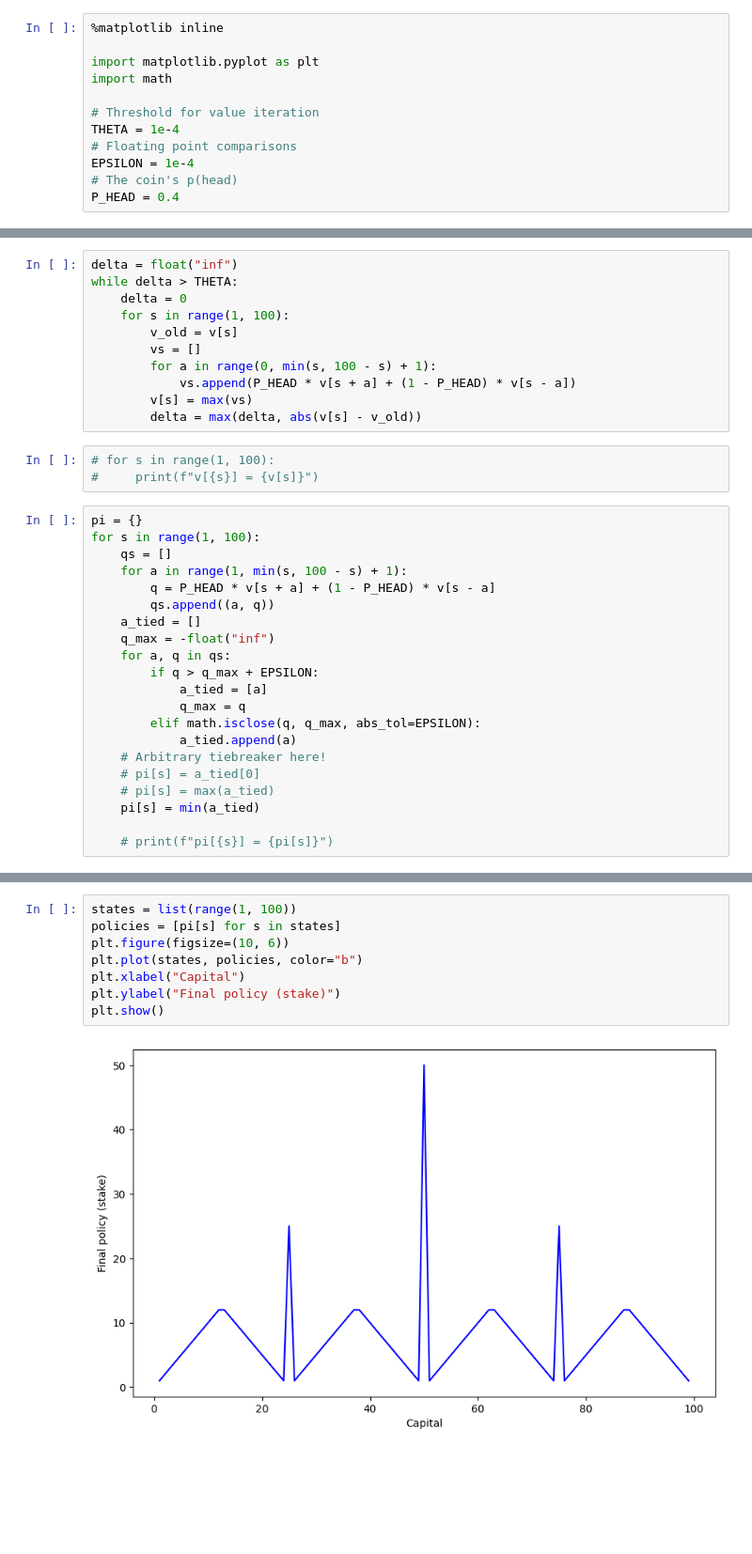
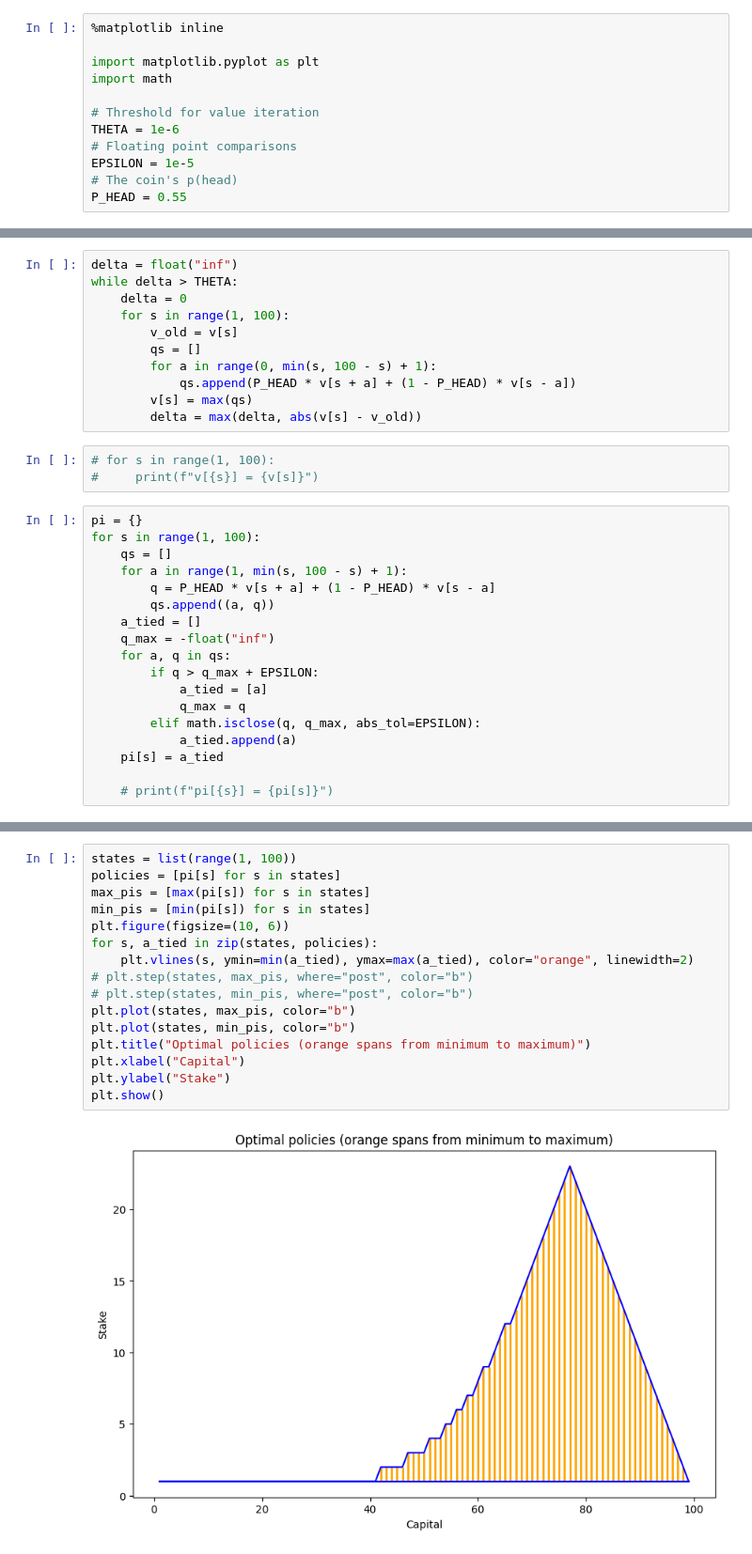
Before and after one commit to 4x1om/barto_sutton_exercises, a Jupyter notebook: 4.9_gamblers_problem/gambler.ipynb, the cells around one changed output, grey strips where cells are left out. Shown: that part at 94% size. Drawn from its saved outputs; the diff is of its cells as text; blank space fills up the shorter version.

```diff
--- a/4.9_gamblers_problem/gambler.ipynb
+++ b/4.9_gamblers_problem/gambler.ipynb
@@ -5,11 +5,11 @@ import matplotlib.pyplot as plt
 import math
 
 # Threshold for value iteration
-THETA = 1e-4
+THETA = 1e-6
 # Floating point comparisons
-EPSILON = 1e-4
+EPSILON = 1e-5
 # The coin's p(head)
-P_HEAD = 0.4
+P_HEAD = 0.55
 # %%
 v = {}
 for s in range(1, 100):
@@ -23,10 +23,10 @@ while delta > THETA:
     delta = 0
     for s in range(1, 100):
         v_old = v[s]
-        vs = []
+        qs = []
         for a in range(0, min(s, 100 - s) + 1):
-            vs.append(P_HEAD * v[s + a] + (1 - P_HEAD) * v[s - a])
-        v[s] = max(vs)
+            qs.append(P_HEAD * v[s + a] + (1 - P_HEAD) * v[s - a])
+        v[s] = max(qs)
         delta = max(delta, abs(v[s] - v_old))
 # %%
 # for s in range(1, 100):
@@ -46,10 +46,7 @@ for s in range(1, 100):
             q_max = q
         elif math.isclose(q, q_max, abs_tol=EPSILON):
             a_tied.append(a)
-    # Arbitrary tiebreaker here!
-    # pi[s] = a_tied[0]
-    # pi[s] = max(a_tied)
-    pi[s] = min(a_tied)
+    pi[s] = a_tied
 
     # print(f"pi[{s}] = {pi[s]}")
 # %%
@@ -65,10 +62,18 @@ plt.show()
 # %%
 states = list(range(1, 100))
 policies = [pi[s] for s in states]
+max_pis = [max(pi[s]) for s in states]
+min_pis = [min(pi[s]) for s in states]
 plt.figure(figsize=(10, 6))
-plt.plot(states, policies, color="b")
+for s, a_tied in zip(states, policies):
+    plt.vlines(s, ymin=min(a_tied), ymax=max(a_tied), color="orange", linewidth=2)
+# plt.step(states, max_pis, where="post", color="b")
+# plt.step(states, min_pis, where="post", color="b")
+plt.plot(states, max_pis, color="b")
+plt.plot(states, min_pis, color="b")
+plt.title("Optimal policies (orange spans from minimum to maximum)")
 plt.xlabel("Capital")
-plt.ylabel("Final policy (stake)")
+plt.ylabel("Stake")
 plt.show()
 # %% [output]
-[figure, old version]
+[figure, new version]
```
Also changed, not shown: parts of 1 cell of this notebook.
